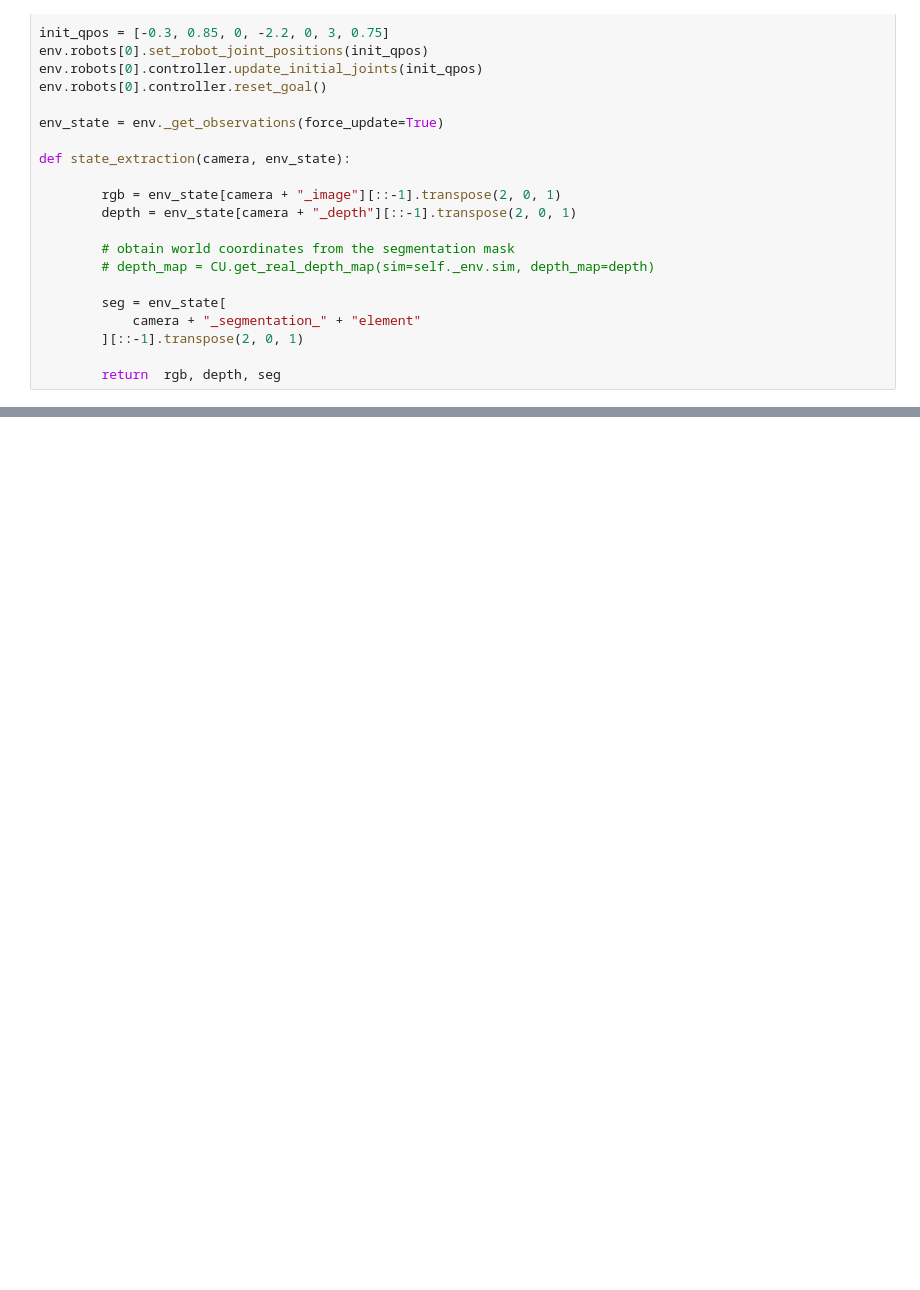
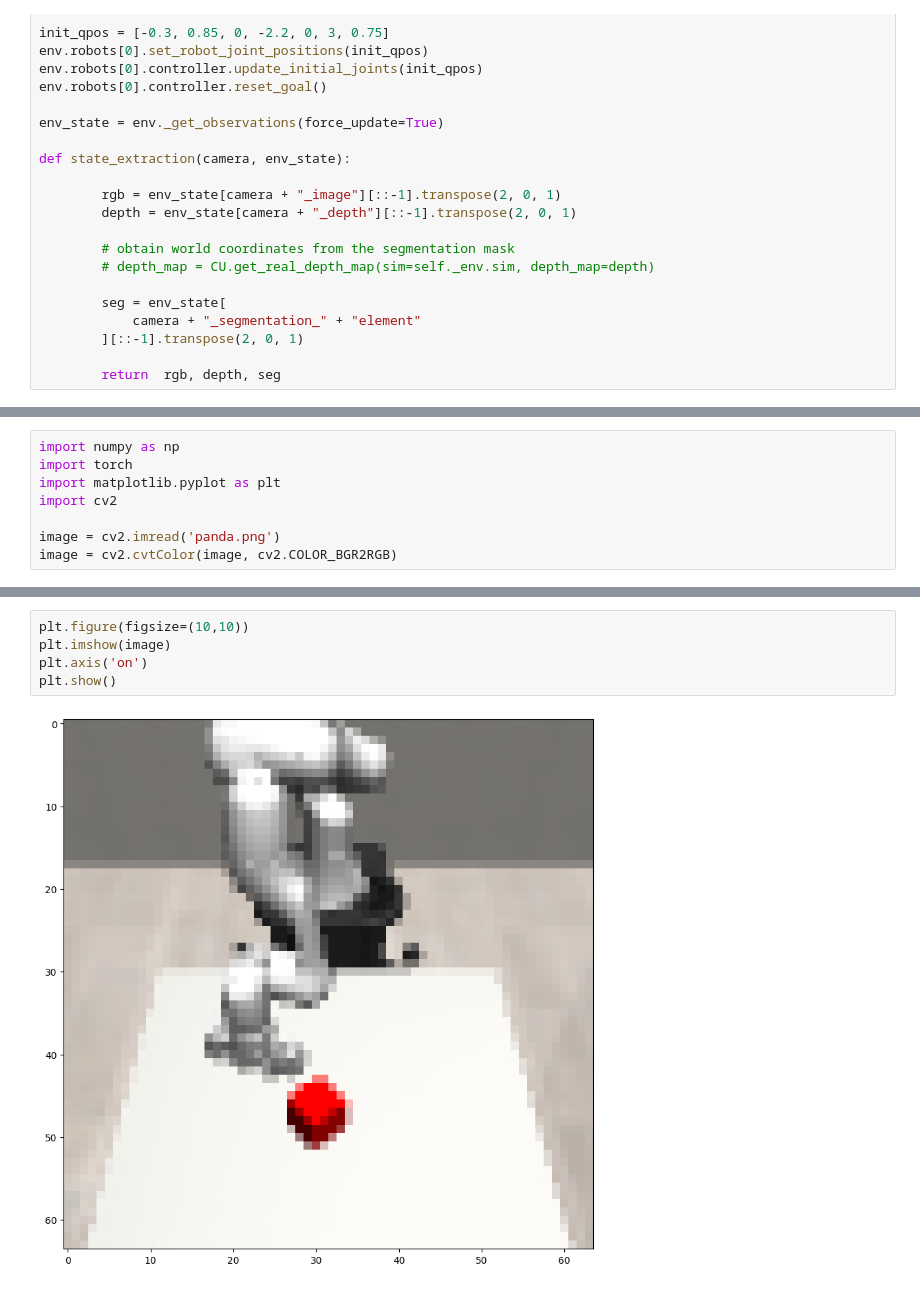
Before and after one commit to StefanoFerraro/FOCUS, a Jupyter notebook: debug.ipynb, the cells around one changed output, grey strips where cells are left out. Drawn from its saved outputs; the diff is of its cells as text; blank space fills up the shorter version.

```diff
--- a/debug.ipynb
+++ b/debug.ipynb
@@ -152,0 +152,8 @@ env.robots[0].controller.reset_goal()
+# %%
+import numpy as np
+import torch
+import matplotlib.pyplot as plt
+import cv2
+
+image = cv2.imread('panda.png')
+image = cv2.cvtColor(image, cv2.COLOR_BGR2RGB)
@@ -152,0 +180,7 @@ env.robots[0].controller.reset_goal()
+# %%
+plt.figure(figsize=(10,10))
+plt.imshow(image)
+plt.axis('on')
+plt.show()
+# %% [output]
+[figure, added]
```
Also changed, not shown: parts of 10 cells of this notebook, 5 other files.
